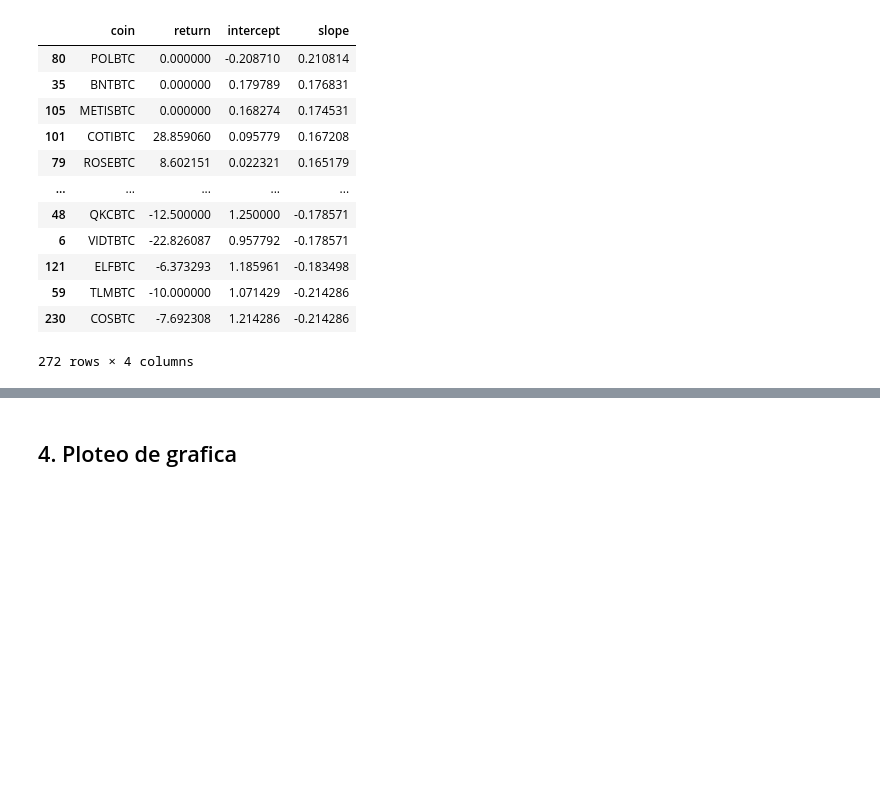
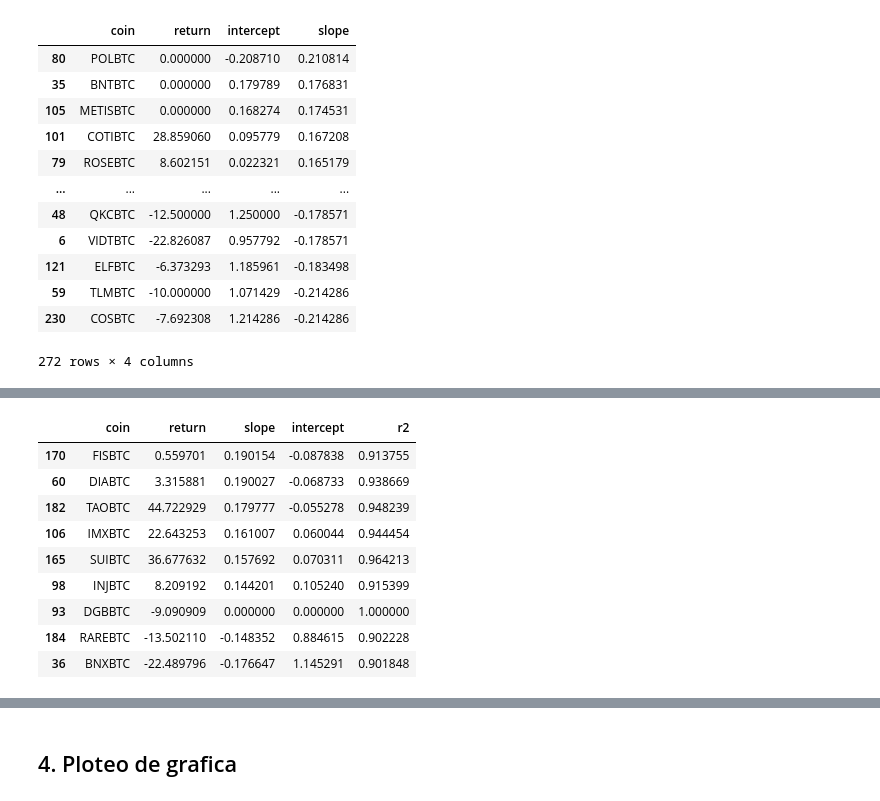
Before and after one commit to eduardogv/binance-momentum, a Jupyter notebook: binance_top_coins.ipynb, the cells around one changed output, grey strips where cells are left out. Saved outputs shown, nothing was run; the diff lists cells and outputs as text; code cells hidden in the pictures; blank space fills up the shorter version.

```diff
--- a/binance_top_coins.ipynb
+++ b/binance_top_coins.ipynb
@@ -697,0 +824,16 @@ df_maestro2_debug_antepastweek
+# %%
+# semana pasada
+df_maestro2_debug_pastweek = df_maestro2_debug_r2[1]
+vvv = df_maestro2_debug_pastweek
+vvv
+# %% [output]
+|  | coin | return | slope | intercept | r2 |
+| 170 | FISBTC | 0.559701 | 0.190154 | -0.087838 | 0.913755 |
+| 60 | DIABTC | 3.315881 | 0.190027 | -0.068733 | 0.938669 |
+| 182 | TAOBTC | 44.722929 | 0.179777 | -0.055278 | 0.948239 |
+| 106 | IMXBTC | 22.643253 | 0.161007 | 0.060044 | 0.944454 |
+| 165 | SUIBTC | 36.677632 | 0.157692 | 0.070311 | 0.964213 |
+| 98 | INJBTC | 8.209192 | 0.144201 | 0.105240 | 0.915399 |
+| 93 | DGBBTC | -9.090909 | 0.000000 | 0.000000 | 1.000000 |
+| 184 | RAREBTC | -13.502110 | -0.148352 | 0.884615 | 0.902228 |
+| 36 | BNXBTC | -22.489796 | -0.176647 | 1.145291 | 0.901848 |
```
Also changed, not shown: parts of 7 cells of this notebook.
